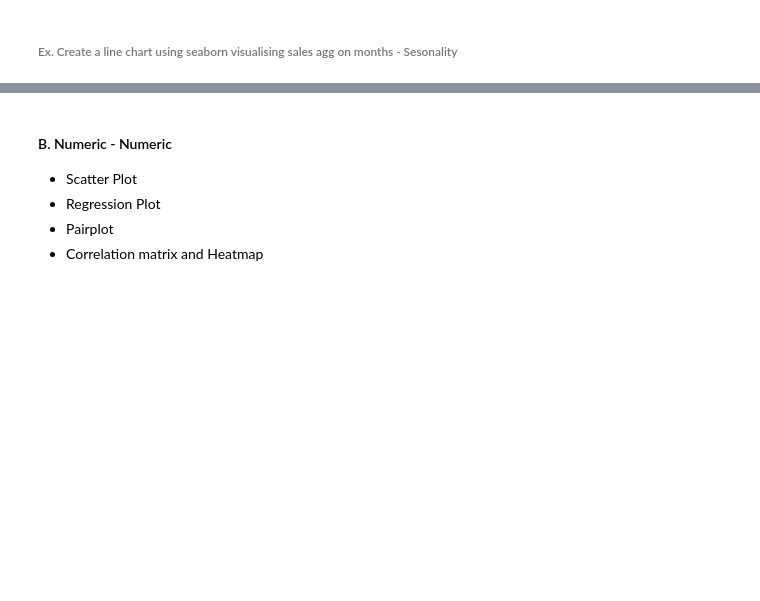
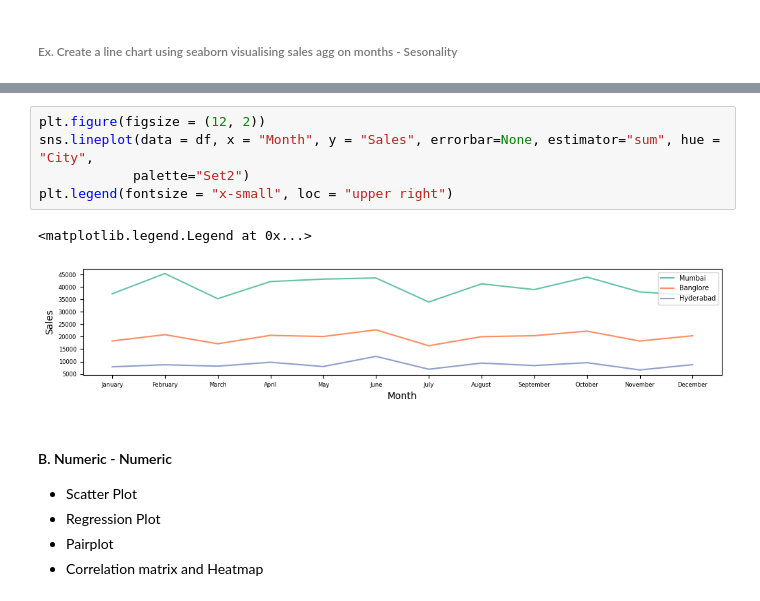
Before and after one commit to knowledge-corner/CGI_19_may_25, a Jupyter notebook: Classwork/Classwork Notebook.ipynb, the cells around one changed output, grey strips where cells are left out. Cells and saved outputs as stored; diff of their text form; blank space fills up the shorter version.

```diff
--- a/Classwork/Classwork Notebook.ipynb
+++ b/Classwork/Classwork Notebook.ipynb
@@ -2702,3 +2713,11 @@ sns.lineplot(data = df, x = "Date", y = "Sales", errorbar=None)
+# %%
+plt.figure(figsize = (12, 2))
+sns.lineplot(data = df, x = "Month", y = "Sales", errorbar=None, estimator="sum", hue = "City",
+            palette="Set2")
+plt.legend(fontsize = "x-small", loc = "upper right")
+# %% [output]
+<matplotlib.legend.Legend at 0x...>
+[figure, added]
 # %% [markdown]
 #### B. Numeric - Numeric
 
```
Also changed, not shown: parts of 4 cells of this notebook.
